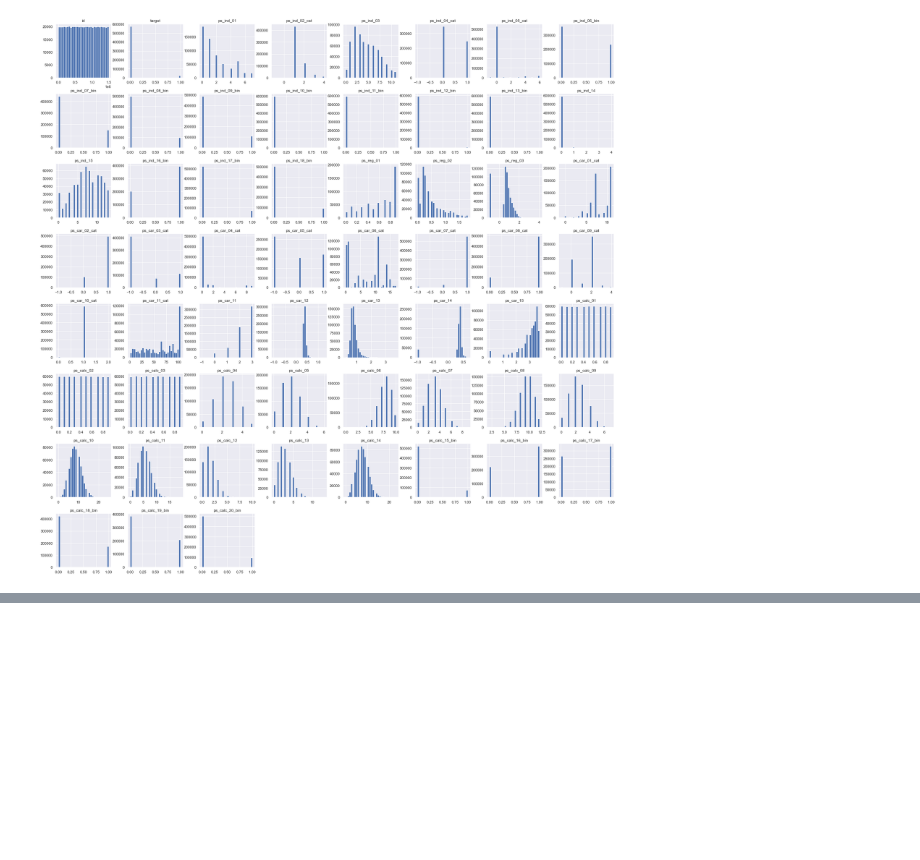
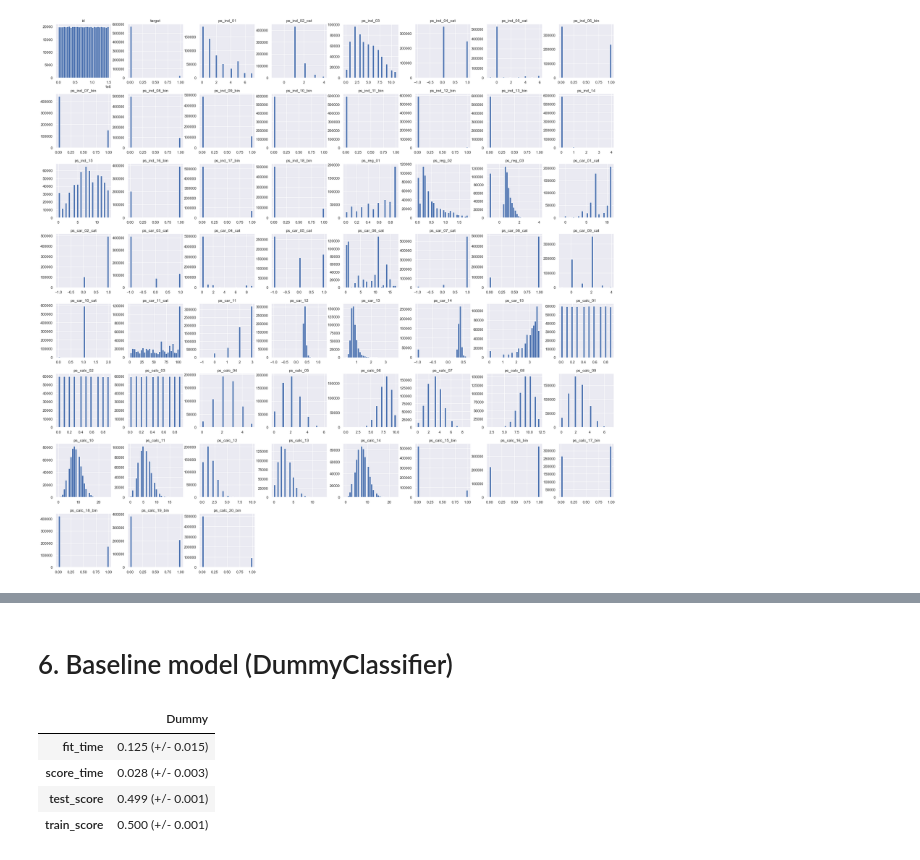
Before and after one commit to nichowu/Porto-Seguro-Safe-Driver-Prediction, a Jupyter notebook: porto-seguro-safe-driving.ipynb, the cells around one changed output, grey strips where cells are left out. Saved outputs shown, nothing was run; the diff lists cells and outputs as text; code cells hidden in the pictures; blank space fills up the shorter version.

```diff
--- a/porto-seguro-safe-driving.ipynb
+++ b/porto-seguro-safe-driving.ipynb
@@ -405,0 +512,2 @@ train.hist(figsize=(30,30), bins=30);
+# %% [markdown]
+# 6. Baseline model (DummyClassifier)
@@ -405,0 +524,14 @@ train.hist(figsize=(30,30), bins=30);
+# %%
+dummy = DummyClassifier(strategy = "stratified")
+
+results = {}
+scoring_metric = scoring_metric
+results["Dummy"] = mean_std_cross_val_scores(dummy, X_train, y_train,
+                                             return_train_score=True, scoring=scoring_metric)
+pd.DataFrame(results)
+# %% [output]
+|  | Dummy |
+| fit_time | 0.125 (+/- 0.015) |
+| score_time | 0.028 (+/- 0.003) |
+| test_score | 0.499 (+/- 0.001) |
+| train_score | 0.500 (+/- 0.001) |
```
Also changed, not shown: parts of 16 cells of this notebook.
